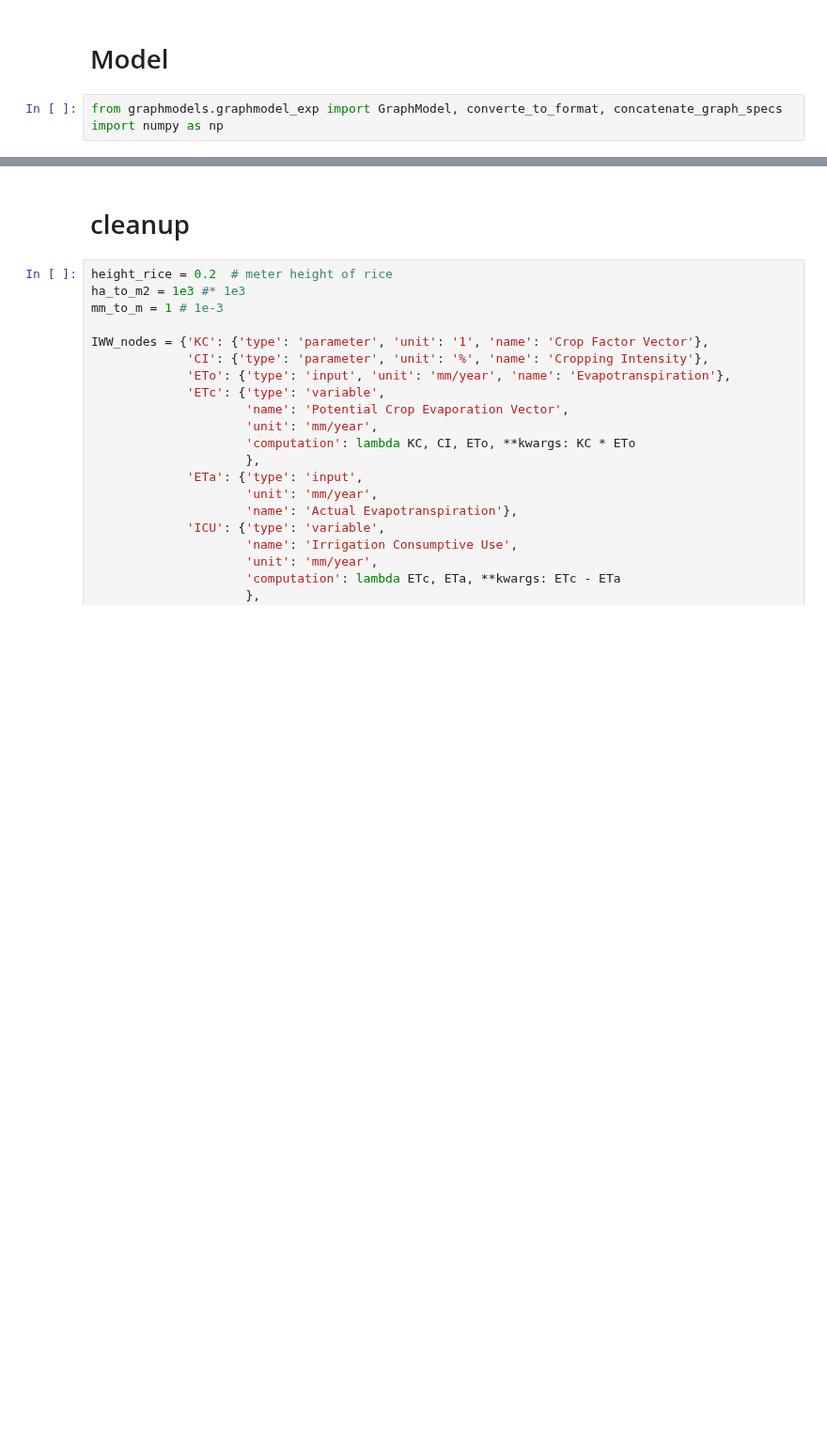
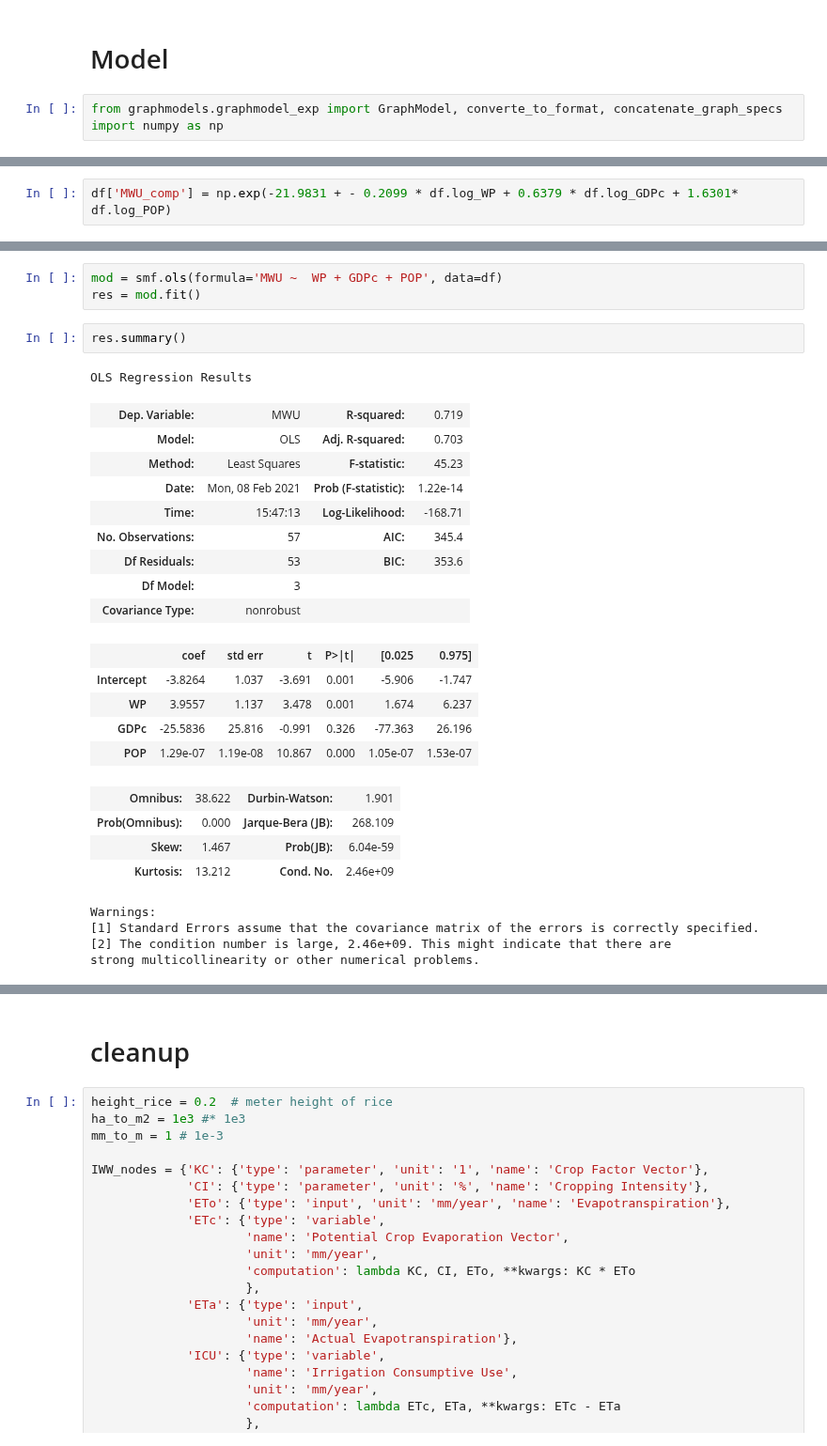
Before and after one commit to simonzabrocki/GraphModels, a Jupyter notebook: watermodel_development.ipynb, the cells around one changed output, grey strips where cells are left out. Shown at 94% size. Drawn from its saved outputs; the diff is of its cells as text; blank space fills up the shorter version.

```diff
--- a/watermodel_development.ipynb
+++ b/watermodel_development.ipynb
@@ -127,0 +299,2 @@ X['KC'].loc['MEX'] #* 1e9
+# %%
+df['MWU_comp'] = np.exp(-21.9831 + - 0.2099 * df.log_WP + 0.6379 * df.log_GDPc + 1.6301* df.log_POP)
@@ -127,0 +305,29 @@ X['KC'].loc['MEX'] #* 1e9
+# %%
+mod = smf.ols(formula='MWU ~  WP + GDPc + POP', data=df)
+res = mod.fit()
+# %%
+res.summary()
+# %% [output]
+OLS Regression Results
+| Dep. Variable: | MWU | R-squared: | 0.719 |
+| Model: | OLS | Adj. R-squared: | 0.703 |
+| Method: | Least Squares | F-statistic: | 45.23 |
+| Date: | Mon, 08 Feb 2021 | Prob (F-statistic): | 1.22e-14 |
+| Time: | 15:47:13 | Log-Likelihood: | -168.71 |
+| No. Observations: | 57 | AIC: | 345.4 |
+| Df Residuals: | 53 | BIC: | 353.6 |
+| Df Model: | 3 |  |  |
+| Covariance Type: | nonrobust |  |  |
+|  | coef | std err | t | P>|t| | [0.025 | 0.975] |
+| Intercept | -3.8264 | 1.037 | -3.691 | 0.001 | -5.906 | -1.747 |
+| WP | 3.9557 | 1.137 | 3.478 | 0.001 | 1.674 | 6.237 |
+| GDPc | -25.5836 | 25.816 | -0.991 | 0.326 | -77.363 | 26.196 |
+| POP | 1.29e-07 | 1.19e-08 | 10.867 | 0.000 | 1.05e-07 | 1.53e-07 |
+| Omnibus: | 38.622 | Durbin-Watson: | 1.901 |
+| Prob(Omnibus): | 0.000 | Jarque-Bera (JB): | 268.109 |
+| Skew: | 1.467 | Prob(JB): | 6.04e-59 |
+| Kurtosis: | 13.212 | Cond. No. | 2.46e+09 |
+Warnings:
+[1] Standard Errors assume that the covariance matrix of the errors is correctly specified.
+[2] The condition number is large, 2.46e+09. This might indicate that there are
+strong multicollinearity or other numerical problems.
```
Also changed, not shown: parts of 55 cells of this notebook, 5 other files.
